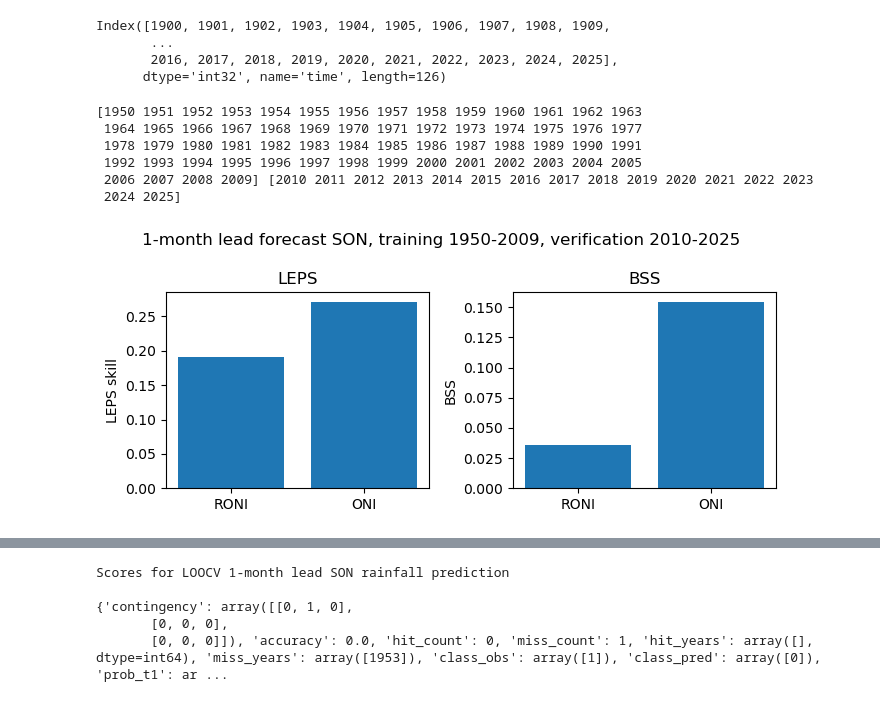
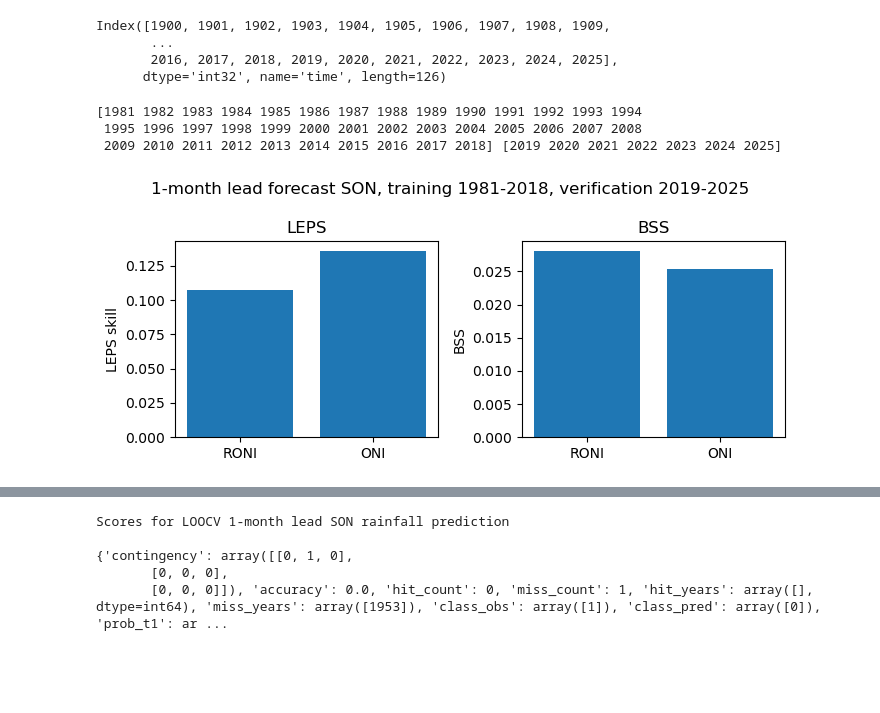
Before and after one commit to Rush74/statistical_enso, a Jupyter notebook: test3_LDA.ipynb, the cells around one changed output, grey strips where cells are left out. Drawn from its saved outputs; the diff is of its cells as text; code cells hidden in the pictures; blank space fills up the shorter version.

```diff
--- a/test3_LDA.ipynb
+++ b/test3_LDA.ipynb
@@ -93,13 +103,22 @@ time
 Name: precip, Length: 1510, dtype: float32
 # %%
 # 1 month lead predictors: 3m mean june july august
-roni_jja = roni_data[roni_data.index.month == 9].copy()
-oni_jja = oni_data[oni_data.index.month == 9].copy()
+roni_jja = roni_data[roni_data.index.month == 8].copy()
+oni_jja = oni_data[oni_data.index.month == 8].copy()
 
 # 3 month lead predictors: 3m mean april may june
 roni_amj = roni_data[roni_data.index.month == 6].copy()
 oni_amj = oni_data[oni_data.index.month == 6].copy()
 
+
+# ######################## run with 2 month lead predictors also!! wont change variable name, too much, just overwrite
+# 2 month lead predictors: 3m mean may june july
+roni_mmj = roni_data[roni_data.index.month == 7].copy()
+oni_mmj = oni_data[oni_data.index.month == 7].copy()
+
+# 0 month lead predictors: 3m mean july august september
+roni_jas = roni_data[roni_data.index.month == 9].copy()
+oni_jas = oni_data[oni_data.index.month == 9].copy()
 
 #############set total rainfall or mean rainfall over MDB###################
 # current: mean SON rainfall OVER MDB !!!
@@ -273,44 +292,41 @@ Index([1900, 1901, 1902, 1903, 1904, 1905, 1906, 1907, 1908, 1909,
 # 1-1. SKILL: split into 2-parts run
 
 Y = mp_son.copy()
-X1 = roni_jja.copy() # 1-month lead
-X2 = oni_jja.copy()
-scores = combo_method_SKL_train_test(X1,X2,Y,training_years=np.arange(1950,2010))
+X1 = roni_jja[:-1].copy() # 1-month lead
+X2 = oni_jja[:-1].copy()
+scores = combo_method_SKL_train_test(X1,X2,Y,training_years=np.arange(1981,2019))
 print (scores['years_training'], scores['years_verification'])
 
 fig, ax = plt.subplots(1, 2, figsize=(7, 3))
 
 # LEPS
 ax[0].bar(
     ['RONI', 'ONI'],
     [scores['roni']['LEPS skill'], scores['oni']['LEPS skill']]
 )
 ax[0].set_ylabel('LEPS skill')
 ax[0].set_title('LEPS')
 
 # BSS
 ax[1].bar(
     ['RONI', 'ONI'],
     [scores['roni']['BSS'], scores['oni']['BSS']]
 )
 ax[1].set_ylabel('BSS')
 ax[1].set_title('BSS')
 
 fig.suptitle(
     '1-month lead forecast SON, training %d-%d, verification %d-%d'
     % (scores['years_training'][0], scores['years_training'][-1],
        scores['years_verification'][0], scores['years_verification'][-1])
 )
 
 plt.tight_layout()
 plt.show()
 # %% [output]
-[1950 1951 1952 1953 1954 1955 1956 1957 1958 1959 1960 1961 1962 1963
- 1964 1965 1966 1967 1968 1969 1970 1971 1972 1973 1974 1975 1976 1977
- 1978 1979 1980 1981 1982 1983 1984 1985 1986 1987 1988 1989 1990 1991
- 1992 1993 1994 1995 1996 1997 1998 1999 2000 2001 2002 2003 2004 2005
- 2006 2007 2008 2009] [2010 2011 2012 2013 2014 2015 2016 2017 2018 2019 2020 2021 2022 2023
- 2024 2025]
+[1981 1982 1983 1984 1985 1986 1987 1988 1989 1990 1991 1992 1993 1994
+ 1995 1996 1997 1998 1999 2000 2001 2002 2003 2004 2005 2006 2007 2008
+ 2009 2010 2011 2012 2013 2014 2015 2016 2017 2018] [2019 2020 2021 2022 2023 2024 2025]
-[figure, old version]
+[figure, new version]
 # %%
 roni_amj
```
Also changed, not shown: parts of 27 cells of this notebook, 2 other files.
